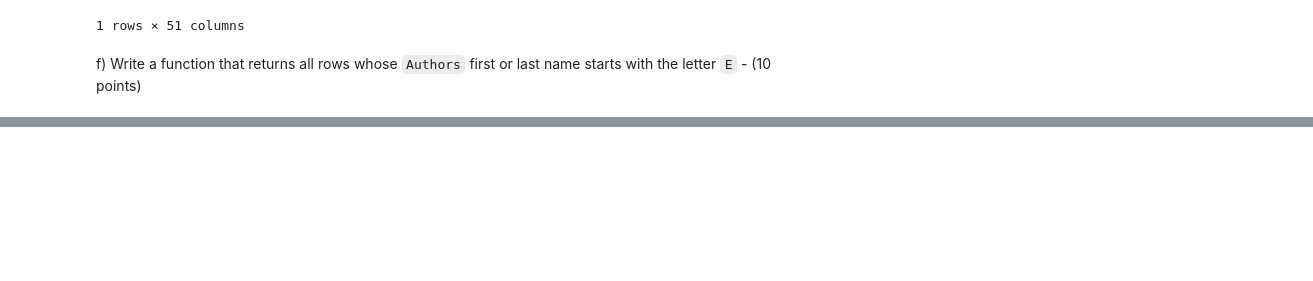
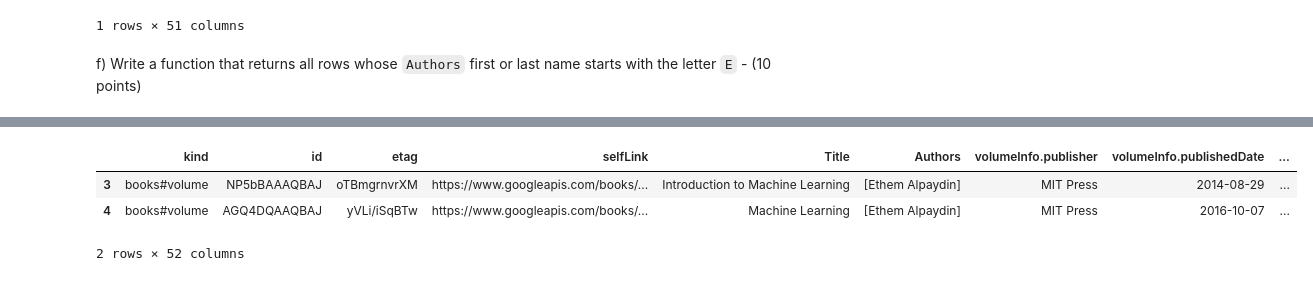
Before and after one commit to ivanisakov99/CS506, a Jupyter notebook: HW/hw1/homework1.ipynb, the cells around one changed output, grey strips where cells are left out. Saved outputs shown, nothing was run; the diff lists cells and outputs as text; code cells hidden in the pictures; blank space fills up the shorter version.

```diff
--- a/HW/hw1/homework1.ipynb
+++ b/HW/hw1/homework1.ipynb
@@ -455,0 +429,20 @@ Al Sweigart
+# %%
+def AuthorsStartingWithChar(df, char = 'E'):
+    temp = []
+    for row in df['Authors']:
+        row = row[0].split(' ')
+
+        if row[0][0] == char or row[1][0] == char:
+            temp.append(True)
+        else:
+            temp.append(False)
+
+    return df[pd.Series(temp)]
+
+test = AuthorsStartingWithChar(machine_learning)
+test.head()
+# %% [output]
+|  | kind | id | etag | selfLink | Title | Authors | volumeInfo.publisher | volumeInfo.publishedDate | ... |
+| 3 | books#volume | NP5bBAAAQBAJ | oTBmgrnvrXM | https://www.googleapis.com/books/... | Introduction to Machine Learning | [Ethem Alpaydin] | MIT Press | 2014-08-29 | ... |
+| 4 | books#volume | AGQ4DQAAQBAJ | yVLi/iSqBTw | https://www.googleapis.com/books/... | Machine Learning | [Ethem Alpaydin] | MIT Press | 2016-10-07 | ... |
+2 rows × 52 columns
```
Also changed, not shown: parts of 9 cells of this notebook, 5 other files.
